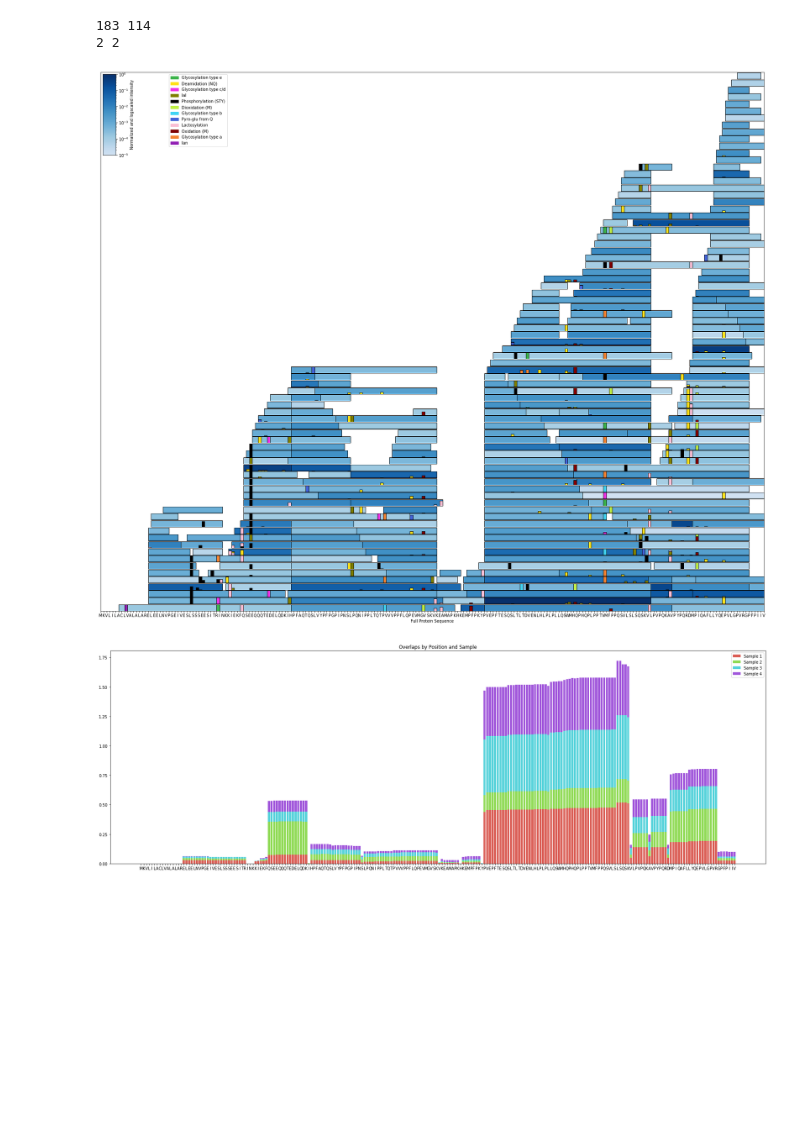
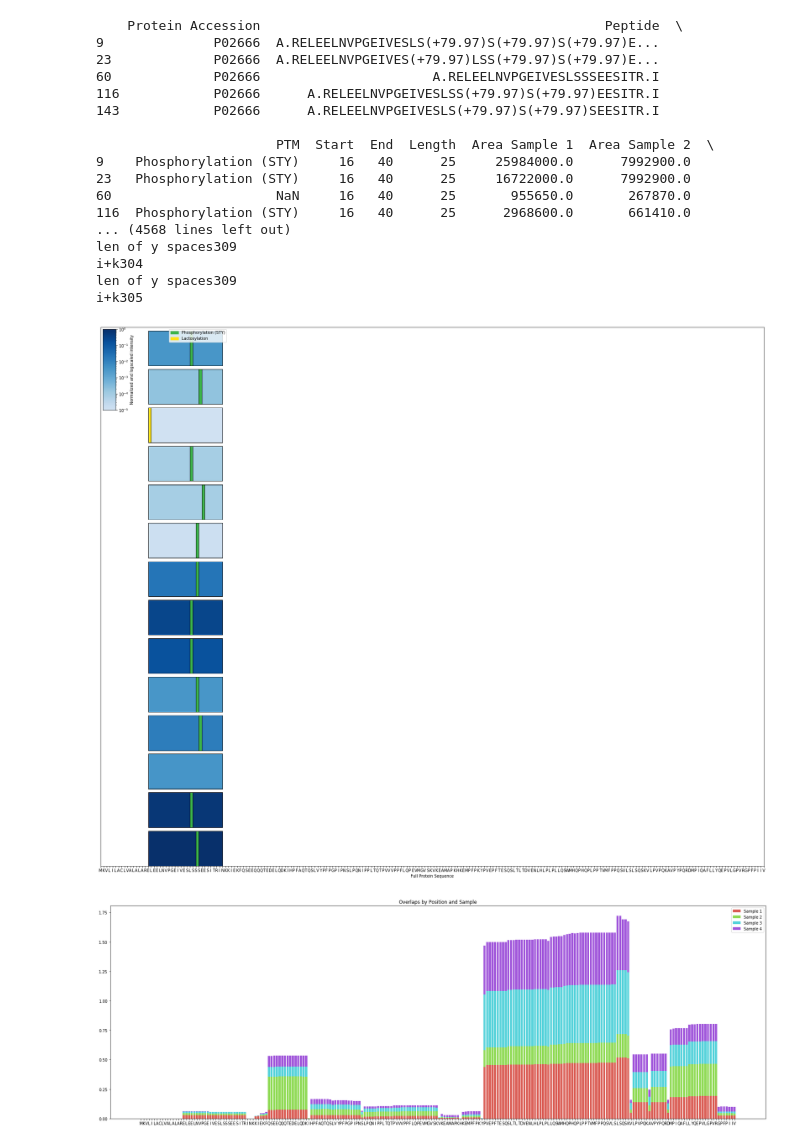
Before and after one commit to Munklinde96/Data_Visualization, a Jupyter notebook: viz7.ipynb, the cells around one changed output. Saved outputs shown, nothing was run; the diff lists cells and outputs as text; code cells hidden in the pictures; blank space fills up the shorter version.

Commit message:
tooltip + start-end filtering

```diff
--- a/viz7.ipynb
+++ b/viz7.ipynb
@@ -1,15 +1,31 @@
 # %%
 from refactored_utils import get_and_prepare_data
 from segment_plot import create_and_plot_segment_plot
 from sample_heatmap import create_and_plot_sample_heatmap
 from overlap_plots import create_and_plot_overlap_plot, create_and_plot_overlap_heat_map_and_gradient_heatmap
 
 df = get_and_prepare_data()
-create_and_plot_segment_plot(df, spacing = 0.2, color_scale ='Blues', is_log_scaled=True)
+create_and_plot_segment_plot(df, spacing = 0.2, color_scale ='Blues', is_log_scaled=True, start_end_indices=(16, 40), is_stacked=False)
+# create_and_plot_segment_plot(df, spacing = 0.2, color_scale ='Blues', is_log_scaled=True)
 # %% [output]
-183 114
-2 2
+    Protein Accession                                            Peptide  \
+9              P02666  A.RELEELNVPGEIVESLS(+79.97)S(+79.97)S(+79.97)E...
+23             P02666  A.RELEELNVPGEIVES(+79.97)LSS(+79.97)S(+79.97)E...
+60             P02666                      A.RELEELNVPGEIVESLSSSEESITR.I
+116            P02666      A.RELEELNVPGEIVESLSS(+79.97)S(+79.97)EESITR.I
+143            P02666      A.RELEELNVPGEIVESLS(+79.97)S(+79.97)SEESITR.I
+
+                       PTM  Start  End  Length  Area Sample 1  Area Sample 2  \
+9    Phosphorylation (STY)     16   40      25     25984000.0      7992900.0
+23   Phosphorylation (STY)     16   40      25     16722000.0      7992900.0
+60                     NaN     16   40      25       955650.0       267870.0
+116  Phosphorylation (STY)     16   40      25      2968600.0       661410.0
+... (4568 lines left out)
+len of y spaces309
+i+k304
+len of y spaces309
+i+k305
-[figure, old version]
+[figure, new version]
 # %%
 create_and_plot_overlap_plot(df)
 # %% [output]
```
Also changed, not shown: 3 other files.
